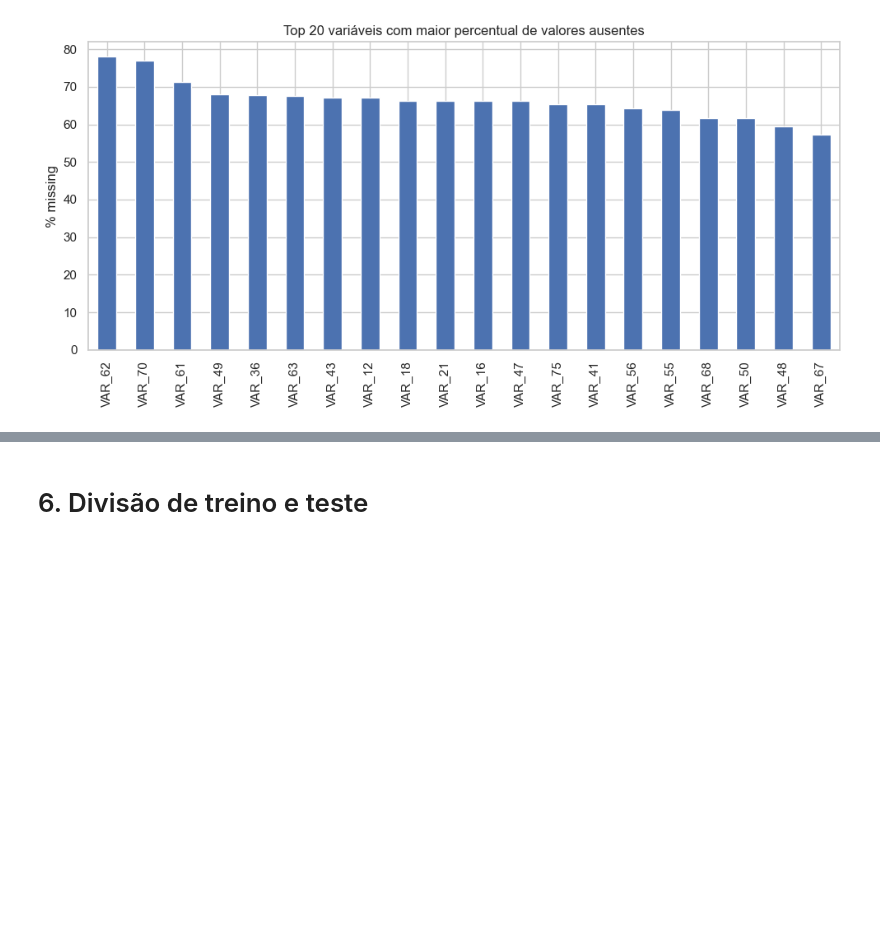
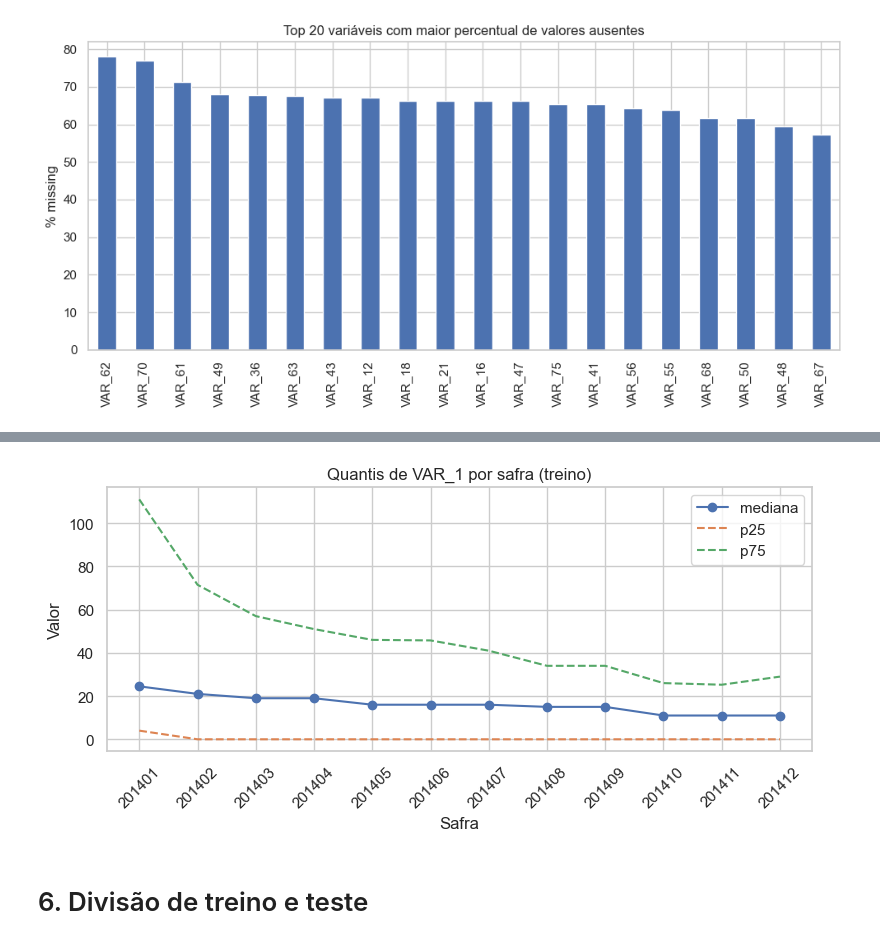
Before and after one commit to enricocedaro/credit_scoring_challenge, a Jupyter notebook: notebooks/01_eda.ipynb, the cells around one changed output, grey strips where cells are left out. Cells and saved outputs as stored; diff of their text form; code cells hidden in the pictures; blank space fills up the shorter version.

```diff
--- a/notebooks/01_eda.ipynb
+++ b/notebooks/01_eda.ipynb
@@ -194,0 +197,12 @@ plt.show()
+# %%
+# Calcula as features mais relacionadas com y
+num_cols_target = df.select_dtypes(include=[np.number]).columns.tolist()
+for col in [TARGET_COL, ID_COL, TIME_COL]:
+    if col in num_cols_target:
+        num_cols_target.remove(col)
+
+corr_with_target = df[num_cols_target].corrwith(df[TARGET_COL])
+corr_with_target_abs = corr_with_target.abs().sort_values(ascending=False)
+
+top_features = corr_with_target_abs.index.tolist()
+top_features, corr_with_target_abs
@@ -195,3 +246,28 @@ plt.show()
+# %%
+# Mediana e Quartil por safra
+q_stats = (
+    df
+    .groupby(TIME_COL)[top_features]
+    .quantile([0.25, 0.5, 0.75])
+    .unstack(level=-1)
+)
+# %%
+# Exemplo de uma variável
+feat = top_features[0]
+
+plt.figure(figsize=(8, 4))
+plt.plot(q_stats.index.astype(str), q_stats[(feat, 0.5)], marker="o", label="mediana")
+plt.plot(q_stats.index.astype(str), q_stats[(feat, 0.25)], linestyle="--", label="p25")
+plt.plot(q_stats.index.astype(str), q_stats[(feat, 0.75)], linestyle="--", label="p75")
+plt.title(f"Quantis de {feat} por safra (treino)")
+plt.xlabel("Safra")
+plt.ylabel("Valor")
+plt.xticks(rotation=45)
+plt.legend()
+plt.tight_layout()
+plt.show()
+# %% [output]
+[figure, added]
 # %% [markdown]
 # 6. Divisão de treino e teste
 # %%
```
Also changed, not shown: parts of 3 cells of this notebook, 7 other files.
